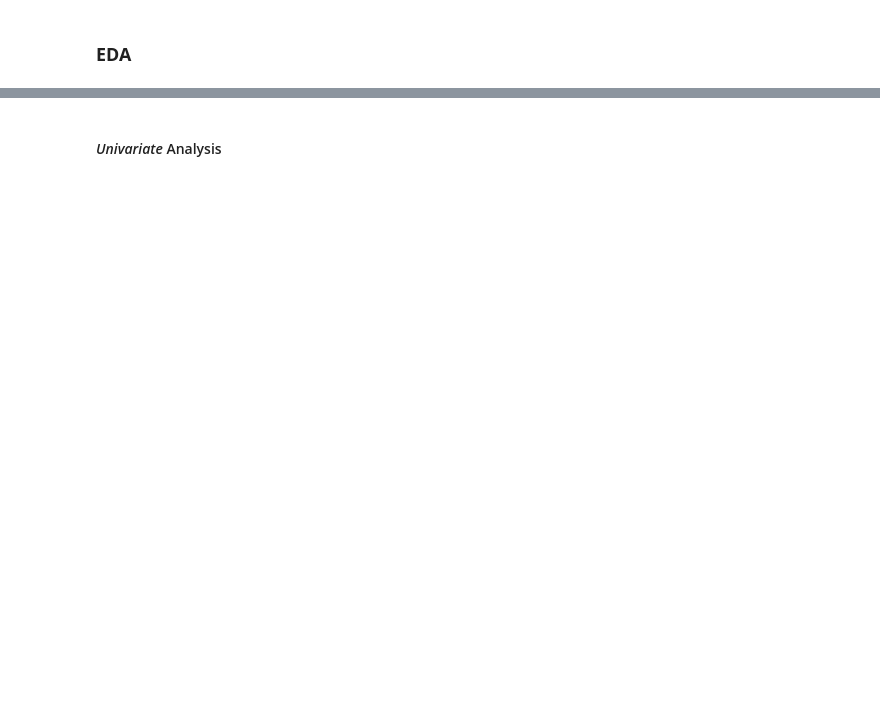
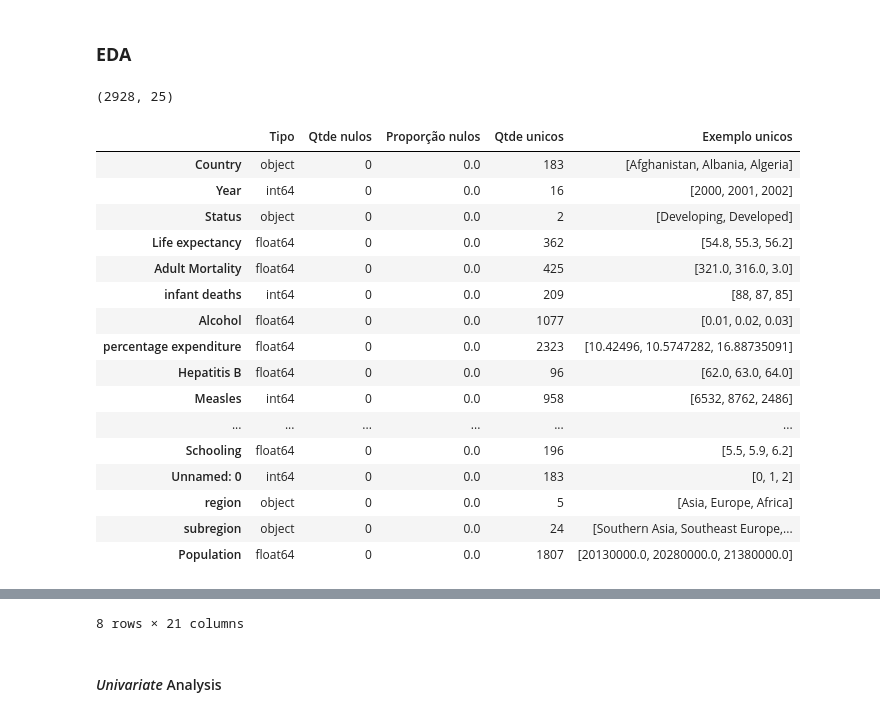
Before and after one commit to richardsantino/life-expectancy-prediction, a Jupyter notebook: life_expectancy_prediction.ipynb, the cells around one changed output, grey strips where cells are left out. Saved outputs shown, nothing was run; the diff lists cells and outputs as text; code cells hidden in the pictures; blank space fills up the shorter version.

```diff
--- a/life_expectancy_prediction.ipynb
+++ b/life_expectancy_prediction.ipynb
@@ -70,2 +97,34 @@ Name: 2004, dtype: object
 # %% [markdown]
 ### **EDA**
+# %%
+print(df.shape)
+display(
+    pd.DataFrame({
+        'Tipo': df.dtypes,
+        'Qtde nulos': df.isnull().sum(),
+        'Proporção nulos': df.isnull().mean(),
+        'Qtde unicos': df.nunique(),
+        'Exemplo unicos': df.apply(lambda x: x.unique()[:3])
+    })
+)
+
+display(df.describe())
+# %% [output]
+(2928, 25)
+|  | Tipo | Qtde nulos | Proporção nulos | Qtde unicos | Exemplo unicos |
+| Country | object | 0 | 0.0 | 183 | [Afghanistan, Albania, Algeria] |
+| Year | int64 | 0 | 0.0 | 16 | [2000, 2001, 2002] |
+| Status | object | 0 | 0.0 | 2 | [Developing, Developed] |
+| Life expectancy | float64 | 0 | 0.0 | 362 | [54.8, 55.3, 56.2] |
+| Adult Mortality | float64 | 0 | 0.0 | 425 | [321.0, 316.0, 3.0] |
+| infant deaths | int64 | 0 | 0.0 | 209 | [88, 87, 85] |
+| Alcohol | float64 | 0 | 0.0 | 1077 | [0.01, 0.02, 0.03] |
+| percentage expenditure | float64 | 0 | 0.0 | 2323 | [10.42496, 10.5747282, 16.88735091] |
+| Hepatitis B | float64 | 0 | 0.0 | 96 | [62.0, 63.0, 64.0] |
+| Measles | int64 | 0 | 0.0 | 958 | [6532, 8762, 2486] |
+| ... | ... | ... | ... | ... | ... |
+| Schooling | float64 | 0 | 0.0 | 196 | [5.5, 5.9, 6.2] |
+| Unnamed: 0 | int64 | 0 | 0.0 | 183 | [0, 1, 2] |
+| region | object | 0 | 0.0 | 5 | [Asia, Europe, Africa] |
+| subregion | object | 0 | 0.0 | 24 | [Southern Asia, Southeast Europe,... |
+| Population | float64 | 0 | 0.0 | 1807 | [20130000.0, 20280000.0, 21380000.0] |
@@ -72,3 +140,4 @@ Name: 2004, dtype: object
+8 rows × 21 columns
 # %% [markdown]
 #### *Univariate* Analysis
 # %%
```
Also changed, not shown: parts of 4 cells of this notebook, 3 other files.
